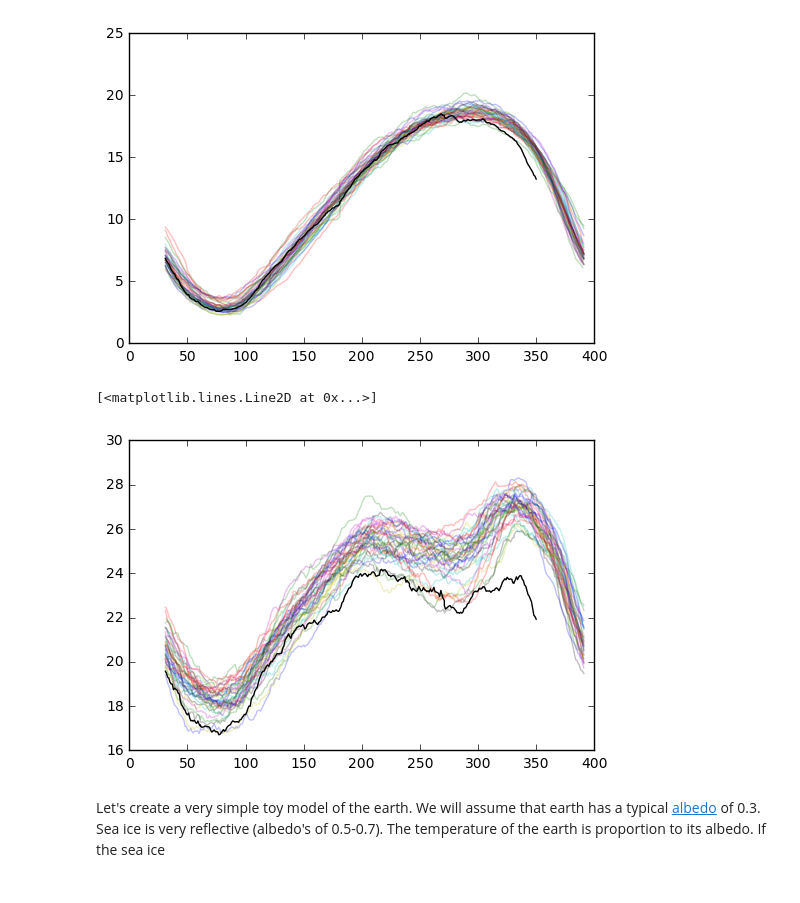
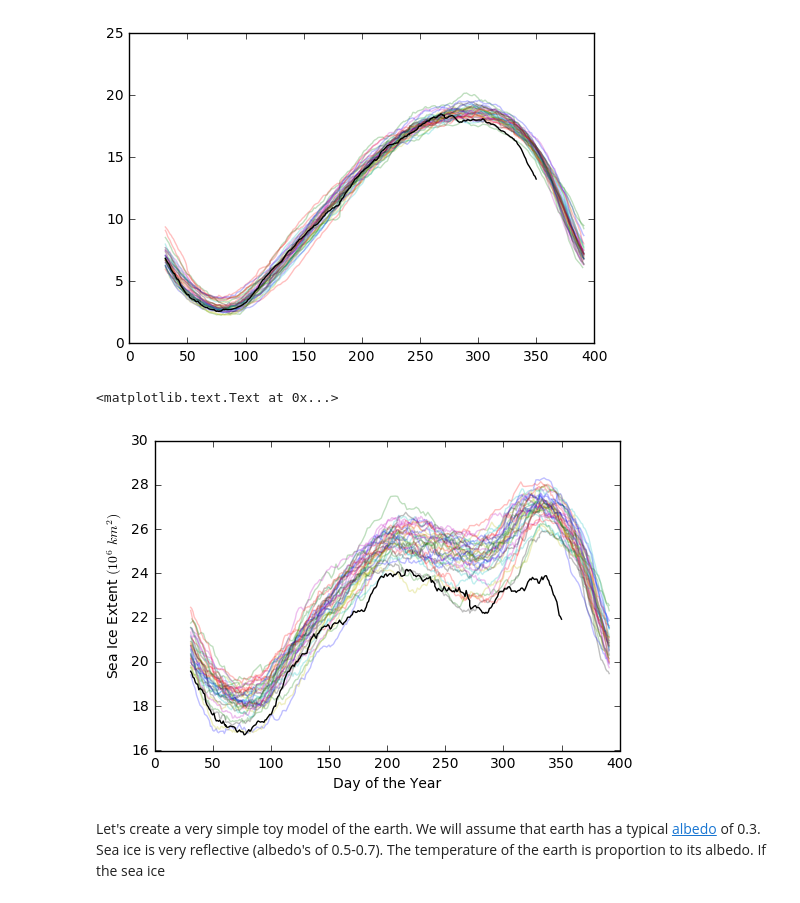
Before and after one commit to crawfordsm/crawfordsm.github.io, a Jupyter notebook: _posts/nsidc/NSIDC data.ipynb, the cells around one changed output. Cells and saved outputs as stored; diff of their text form; code cells hidden in the pictures.

Commit message:
updates of the graphs for nsidc post

```diff
--- a/_posts/nsidc/NSIDC data.ipynb
+++ b/_posts/nsidc/NSIDC data.ipynb
@@ -48,10 +48,12 @@ pl.plot(sd2016, south2016['Extent'], color='black')
 # %%
 for y in range(1978, 2016):
     pl.plot(sd[year==y], sextent[year==y]+extent[year==y], alpha=0.25)
 pl.plot(sd2016, south2016['Extent']+north2016['Extent'], color='black')
+pl.xlabel('Day of the Year')
+pl.ylabel('Sea Ice Extent $(10^6 \ km^2)$')
 # %% [output]
-[<matplotlib.lines.Line2D at 0x...>]
+<matplotlib.text.Text at 0x...>
-[figure, old version]
+[figure, new version]
 # %%
 from astropy import units as u
 from astropy import constants as c
```
Also changed, not shown: parts of 3 cells of this notebook, 2 other files.
